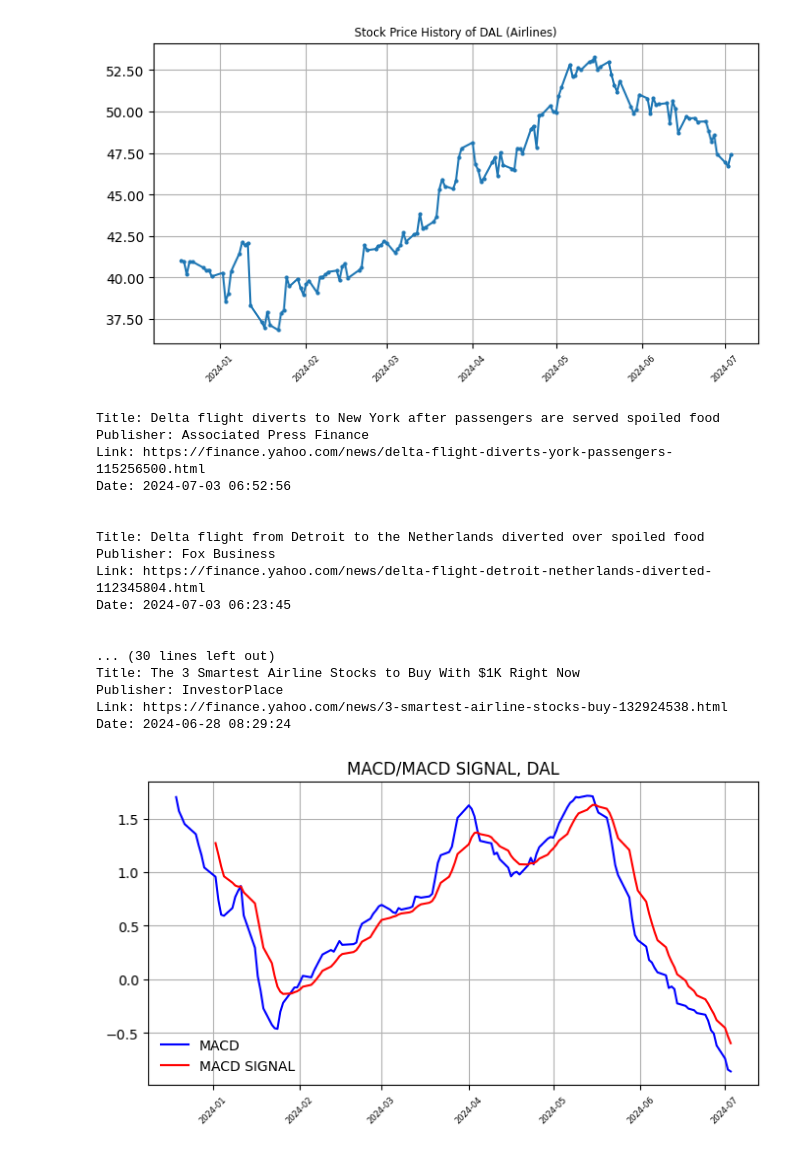
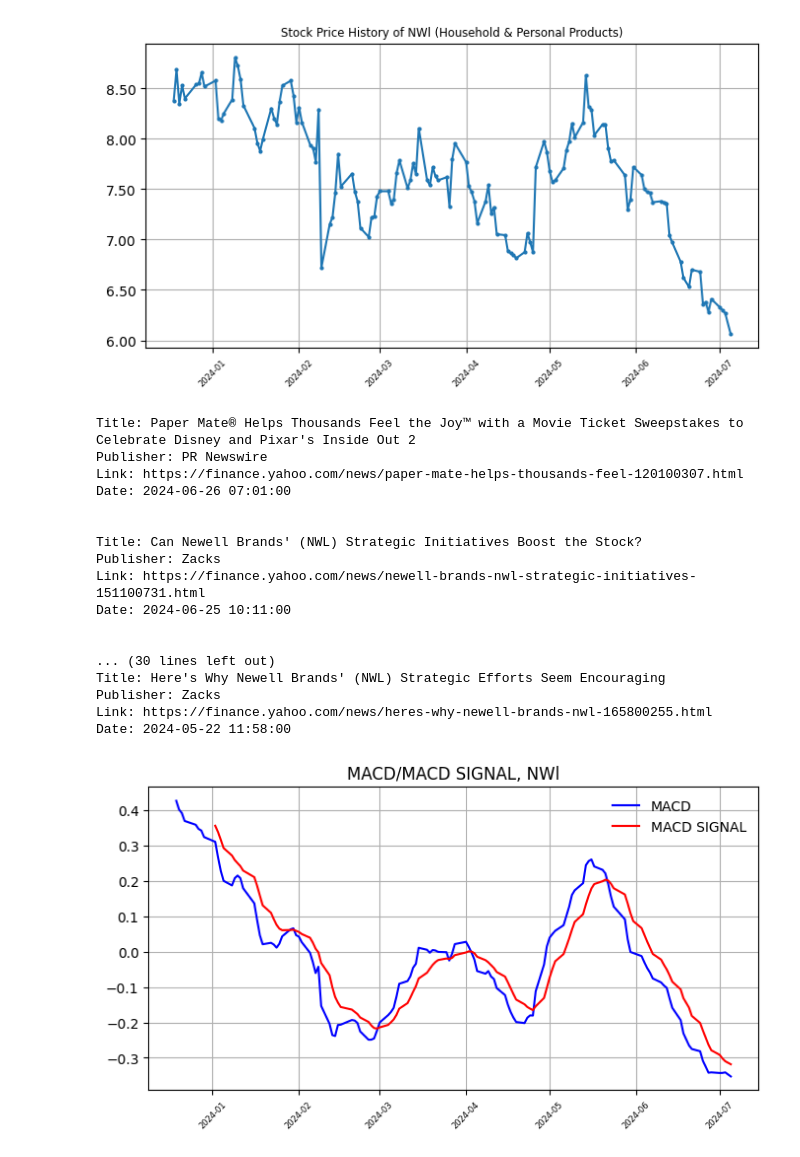
Before and after one commit to SaumikDana/Stock_Selector, a Jupyter notebook: notebooks/specific_stock_analysis.ipynb, the cells around one changed output. Saved outputs shown, nothing was run; the diff lists cells and outputs as text; code cells hidden in the pictures.

```diff
--- a/notebooks/specific_stock_analysis.ipynb
+++ b/notebooks/specific_stock_analysis.ipynb
@@ -1,37 +1,37 @@
 # %%
 import setup
 from imports import *
 from scripts.analyze_stock import get_stock_news
 from scripts.plotting_routines import plot_stock_historical_data, plot_indicators
 
 # Set the time frame
 end_date = datetime.today()
 start_date = end_date - timedelta(days=21)
 
-tickers = ["DAL", "NWL"]
+tickers = ["NWl"]
 
 for ticker in tickers:
     stock = yf.Ticker(ticker)
     plot_stock_historical_data(ticker, stock, start_date, end_date)
     get_stock_news(stock)
     plot_indicators(ticker, stock, start_date, end_date)
 # %% [output]
-[figure, old version]
+[figure, new version]
-Title: Delta flight diverts to New York after passengers are served spoiled food
-Publisher: Associated Press Finance
-Link: https://finance.yahoo.com/news/delta-flight-diverts-york-passengers-115256500.html
-Date: 2024-07-03 06:52:56
+Title: Paper Mate® Helps Thousands Feel the Joy™ with a Movie Ticket Sweepstakes to Celebrate Disney and Pixar's Inside Out 2
+Publisher: PR Newswire
+Link: https://finance.yahoo.com/news/paper-mate-helps-thousands-feel-120100307.html
+Date: 2024-06-26 07:01:00
 
 
-Title: Delta flight from Detroit to the Netherlands diverted over spoiled food
-Publisher: Fox Business
-Link: https://finance.yahoo.com/news/delta-flight-detroit-netherlands-diverted-112345804.html
-Date: 2024-07-03 06:23:45
+Title: Can Newell Brands' (NWL) Strategic Initiatives Boost the Stock?
+Publisher: Zacks
+Link: https://finance.yahoo.com/news/newell-brands-nwl-strategic-initiatives-151100731.html
+Date: 2024-06-25 10:11:00
 
 
 ... (30 lines left out)
-Title: The 3 Smartest Airline Stocks to Buy With $1K Right Now
-Publisher: InvestorPlace
-Link: https://finance.yahoo.com/news/3-smartest-airline-stocks-buy-132924538.html
-Date: 2024-06-28 08:29:24
+Title: Here's Why Newell Brands' (NWL) Strategic Efforts Seem Encouraging
+Publisher: Zacks
+Link: https://finance.yahoo.com/news/heres-why-newell-brands-nwl-165800255.html
+Date: 2024-05-22 11:58:00
-[figure, old version]
+[figure, new version]
```
Also changed, not shown: parts of 1 cell of this notebook.
